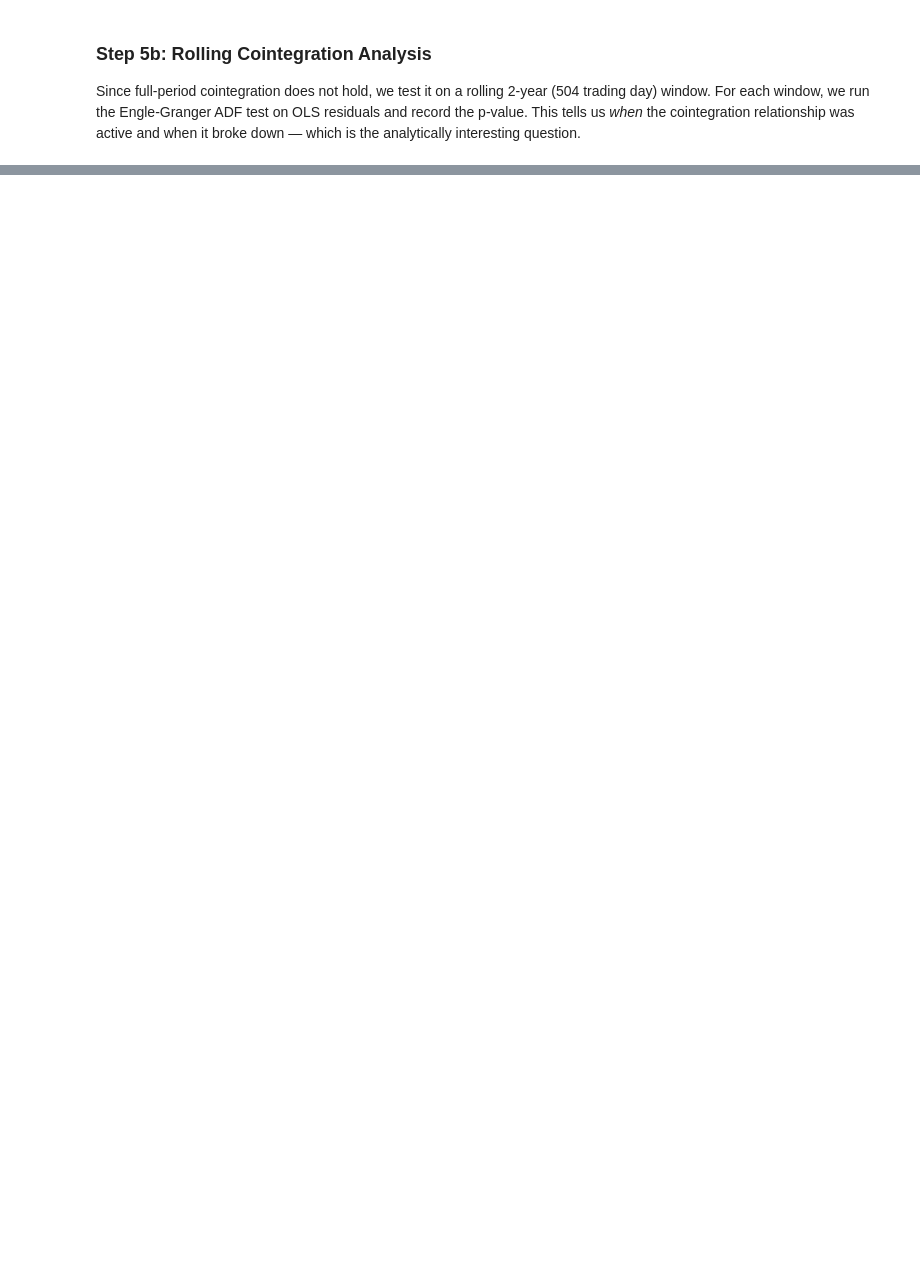
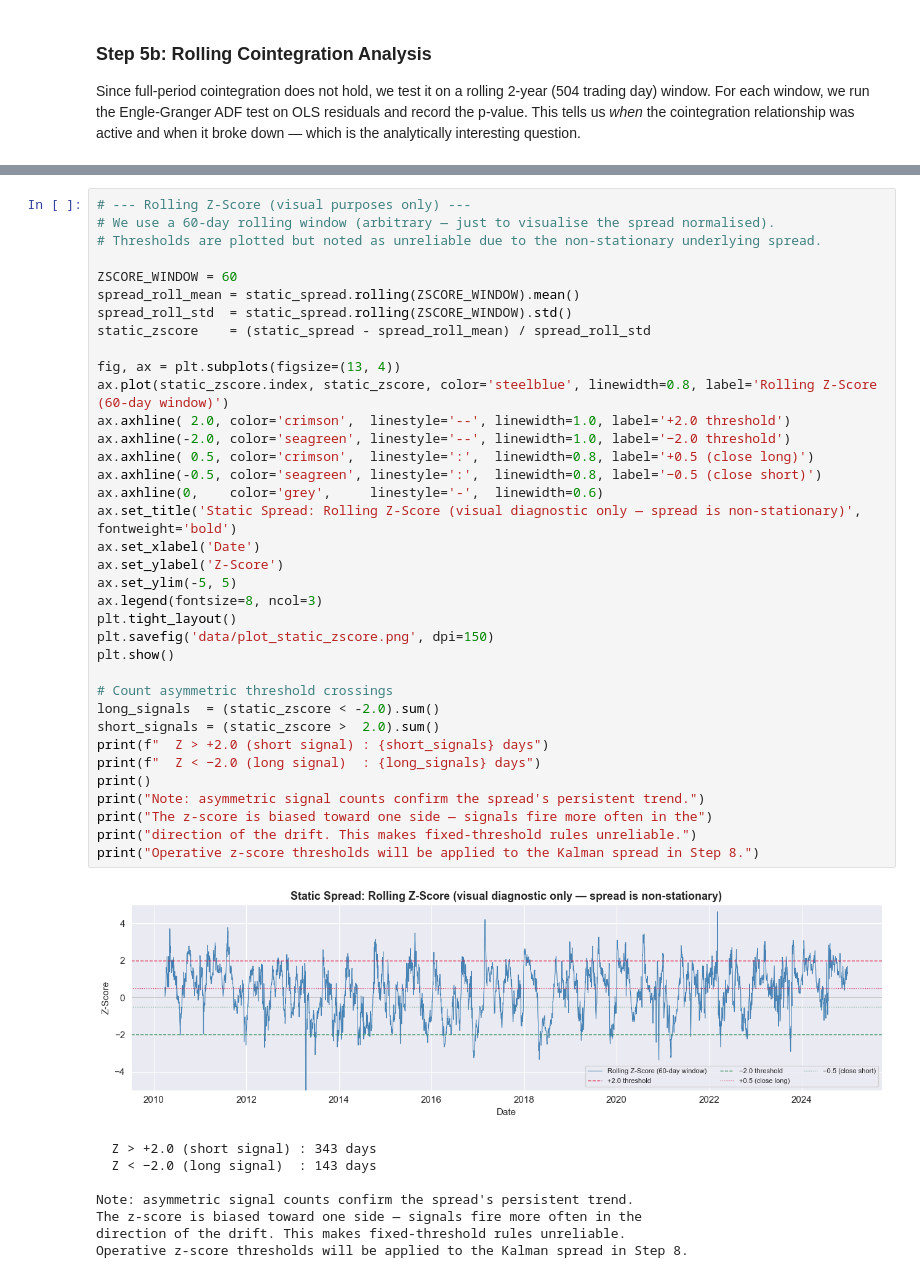
Before and after one commit to abhikapu6/quantProject, a Jupyter notebook: notebook.ipynb, the cells around one changed output, grey strips where cells are left out. Cells and saved outputs as stored; diff of their text form; blank space fills up the shorter version.

```diff
--- a/notebook.ipynb
+++ b/notebook.ipynb
@@ -657,0 +995,45 @@ print(f"  (wide range confirms hedge ratio is not stable — motivates Kalman fi
+# %%
+# --- Rolling Z-Score (visual purposes only) ---
+# We use a 60-day rolling window (arbitrary — just to visualise the spread normalised).
+# Thresholds are plotted but noted as unreliable due to the non-stationary underlying spread.
+
+ZSCORE_WINDOW = 60
+spread_roll_mean = static_spread.rolling(ZSCORE_WINDOW).mean()
+spread_roll_std  = static_spread.rolling(ZSCORE_WINDOW).std()
+static_zscore    = (static_spread - spread_roll_mean) / spread_roll_std
+
+fig, ax = plt.subplots(figsize=(13, 4))
+ax.plot(static_zscore.index, static_zscore, color='steelblue', linewidth=0.8, label='Rolling Z-Score (60-day window)')
+ax.axhline( 2.0, color='crimson',  linestyle='--', linewidth=1.0, label='+2.0 threshold')
+ax.axhline(-2.0, color='seagreen', linestyle='--', linewidth=1.0, label='−2.0 threshold')
+ax.axhline( 0.5, color='crimson',  linestyle=':',  linewidth=0.8, label='+0.5 (close long)')
+ax.axhline(-0.5, color='seagreen', linestyle=':',  linewidth=0.8, label='−0.5 (close short)')
+ax.axhline(0,    color='grey',     linestyle='-',  linewidth=0.6)
+ax.set_title('Static Spread: Rolling Z-Score (visual diagnostic only — spread is non-stationary)', fontweight='bold')
+ax.set_xlabel('Date')
+ax.set_ylabel('Z-Score')
+ax.set_ylim(-5, 5)
+ax.legend(fontsize=8, ncol=3)
+plt.tight_layout()
+plt.savefig('data/plot_static_zscore.png', dpi=150)
+plt.show()
+
+# Count asymmetric threshold crossings
+long_signals  = (static_zscore < -2.0).sum()
+short_signals = (static_zscore >  2.0).sum()
+print(f"  Z > +2.0 (short signal) : {short_signals} days")
+print(f"  Z < −2.0 (long signal)  : {long_signals} days")
+print()
+print("Note: asymmetric signal counts confirm the spread's persistent trend.")
+print("The z-score is biased toward one side — signals fire more often in the")
+print("direction of the drift. This makes fixed-threshold rules unreliable.")
+print("Operative z-score thresholds will be applied to the Kalman spread in Step 8.")
+# %% [output]
+[figure, added]
+  Z > +2.0 (short signal) : 343 days
+  Z < −2.0 (long signal)  : 143 days
+
+Note: asymmetric signal counts confirm the spread's persistent trend.
+The z-score is biased toward one side — signals fire more often in the
+direction of the drift. This makes fixed-threshold rules unreliable.
+Operative z-score thresholds will be applied to the Kalman spread in Step 8.
```
Also changed, not shown: parts of 23 cells of this notebook, 13 other files.
